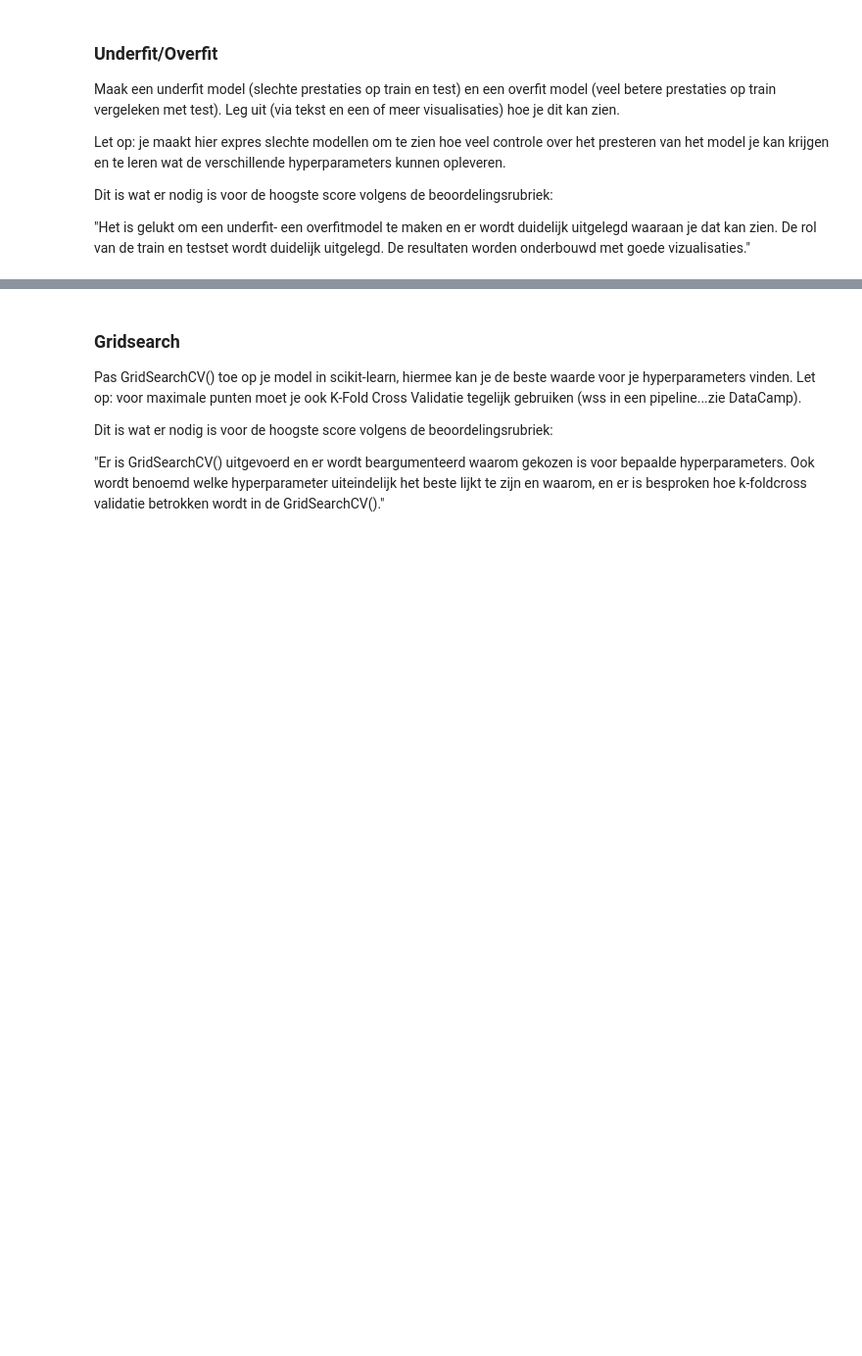
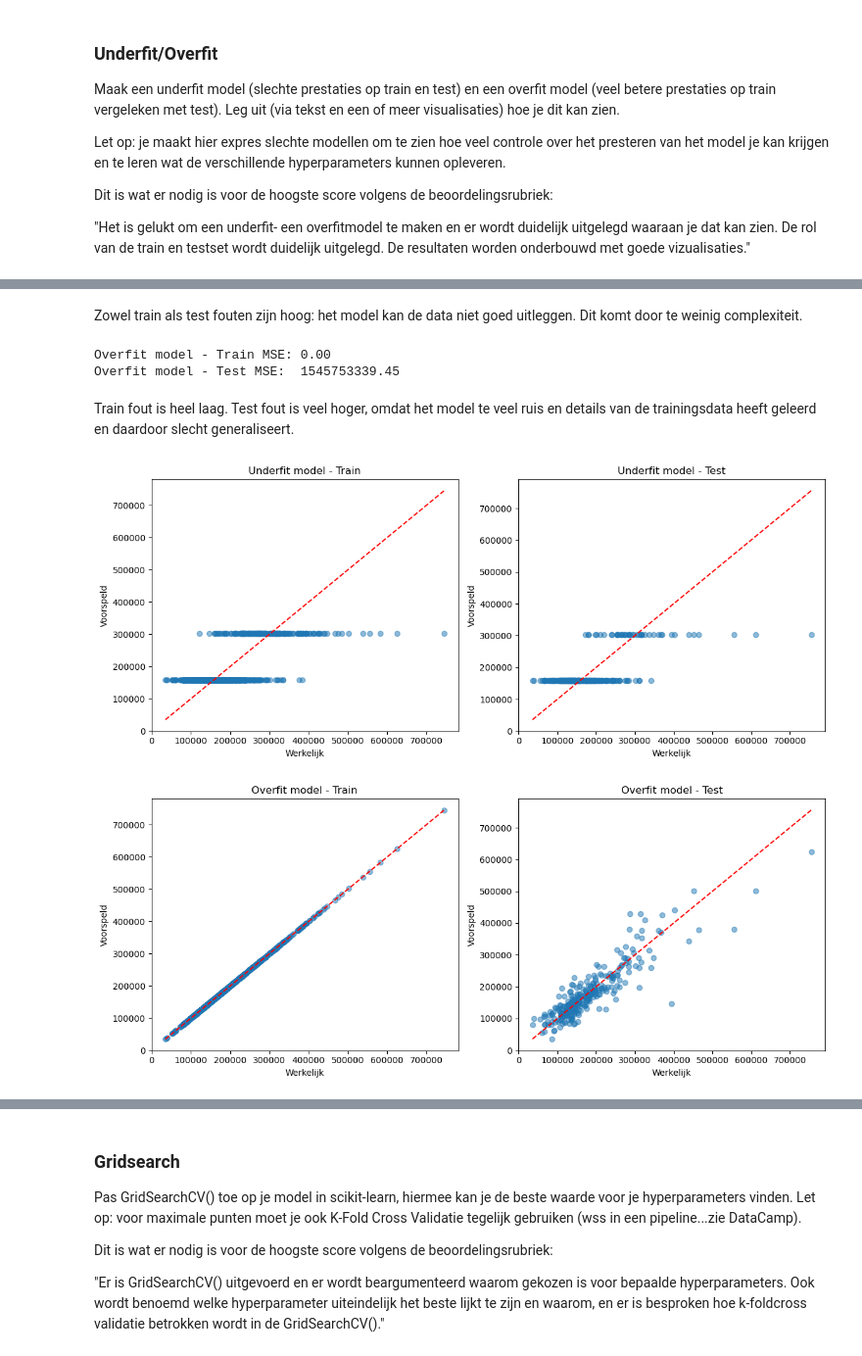
Before and after one commit to yanj27/Smart_Industry, a Jupyter notebook: Data Mining/Opdracht 2/Data Mining - Opdracht 2 (Parameters & Prestatiemetrics).ipynb, the cells around one changed output, grey strips where cells are left out. Shown at 98% size. Saved outputs shown, nothing was run; the diff lists cells and outputs as text; code cells hidden in the pictures; blank space fills up the shorter version.

```diff
--- a/Data Mining/Opdracht 2/Data Mining - Opdracht 2 (Parameters & Prestatiemetrics).ipynb
+++ b/Data Mining/Opdracht 2/Data Mining - Opdracht 2 (Parameters & Prestatiemetrics).ipynb
@@ -253,0 +285,57 @@ Dit is wat er nodig is voor de hoogste score volgens de beoordelingsrubriek:
+# %% [markdown]
+Zowel train als test fouten zijn hoog: het model kan de data niet goed uitleggen.
+Dit komt door te weinig complexiteit.
+# %%
+# Overfit model
+overfit_model = DecisionTreeRegressor(max_depth=None, random_state=42)
+overfit_model.fit(X_train, y_train)
+
+# Voorspellingen
+y_train_pred_over = overfit_model.predict(X_train)
+y_test_pred_over = overfit_model.predict(X_test)
+
+# Scores
+train_mse_over = mean_squared_error(y_train, y_train_pred_over)
+test_mse_over = mean_squared_error(y_test, y_test_pred_over)
+
+print(f"Overfit model - Train MSE: {train_mse_over:.2f}")
+print(f"Overfit model - Test MSE:  {test_mse_over:.2f}")
+# %% [output]
+Overfit model - Train MSE: 0.00
+Overfit model - Test MSE:  1545753339.45
+# %% [markdown]
+Train fout is heel laag.
+Test fout is veel hoger, omdat het model te veel ruis en details van de trainingsdata heeft geleerd en daardoor slecht generaliseert.
+# %%
+import matplotlib.pyplot as plt
+
+def plot_predictions(y_true_train, y_pred_train, y_true_test, y_pred_test, title):
+    plt.figure(figsize=(12,5))
+
+    # Train plot
+    plt.subplot(1, 2, 1)
+    plt.scatter(y_true_train, y_pred_train, alpha=0.5)
+    plt.plot([y_true_train.min(), y_true_train.max()], [y_true_train.min(), y_true_train.max()], 'r--')
+    plt.title(f'{title} - Train')
+    plt.xlabel('Werkelijk')
+    plt.ylabel('Voorspeld')
+
+    # Test plot
+    plt.subplot(1, 2, 2)
+    plt.scatter(y_true_test, y_pred_test, alpha=0.5)
+    plt.plot([y_true_test.min(), y_true_test.max()], [y_true_test.min(), y_true_test.max()], 'r--')
+    plt.title(f'{title} - Test')
+    plt.xlabel('Werkelijk')
+    plt.ylabel('Voorspeld')
+
+    plt.tight_layout()
+    plt.show()
+
+# Visualiseer underfit
+plot_predictions(y_train, y_train_pred, y_test, y_test_pred, 'Underfit model')
+
+# Visualiseer overfit
+plot_predictions(y_train, y_train_pred_over, y_test, y_test_pred_over, 'Overfit model')
+# %% [output]
+[figure, added]
+[figure, added]
```
Also changed, not shown: parts of 8 cells of this notebook.
